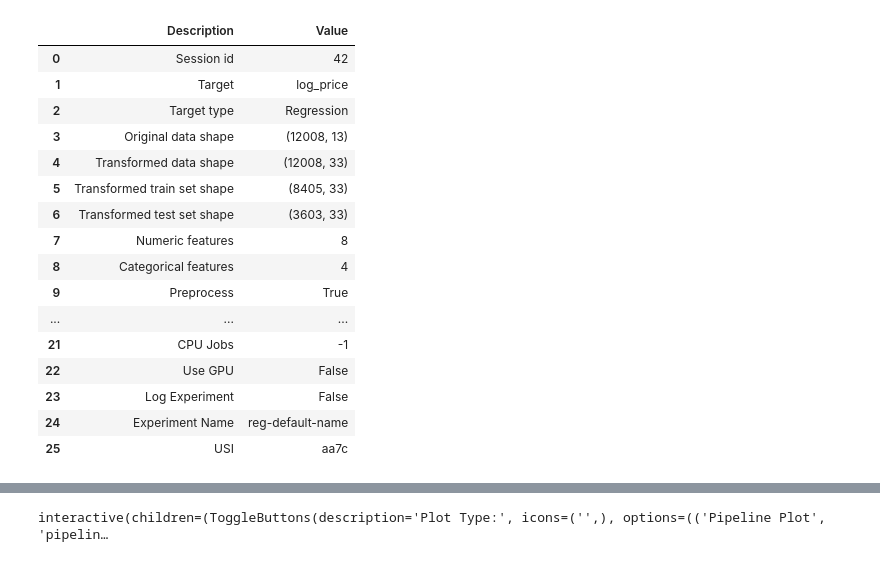
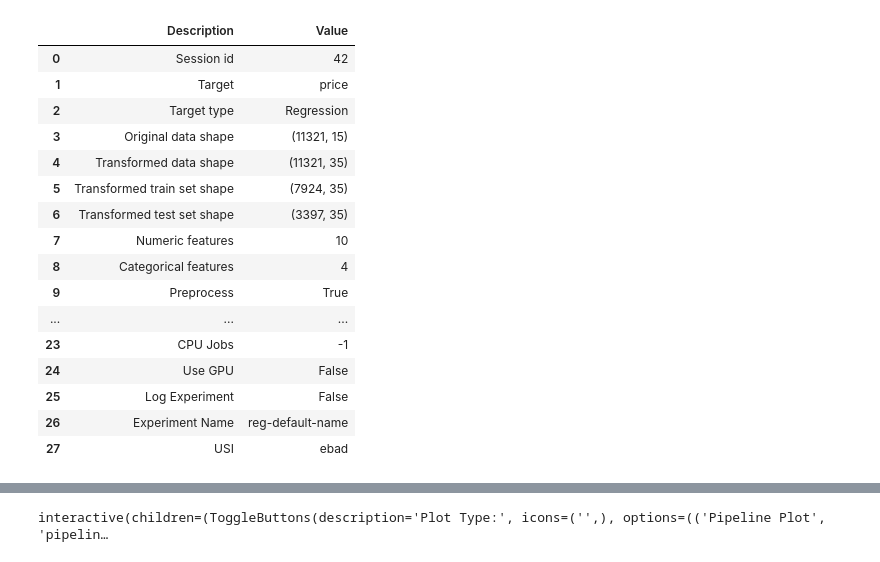
Before and after one commit to namratamayekar/Housing_Price_Prediction_Madrid, a Jupyter notebook: notebooks/Modelling_Emanuela_regressions.ipynb, the cells around one changed output, grey strips where cells are left out. Saved outputs shown, nothing was run; the diff lists cells and outputs as text; code cells hidden in the pictures.

Commit message:
tested unseen data

```diff
--- a/notebooks/Modelling_Emanuela_regressions.ipynb
+++ b/notebooks/Modelling_Emanuela_regressions.ipynb
@@ -55 +67,12 @@ df.shape
+# %%
+def drop_outliers_iqr(df, column):
+    Q1 = df[column].quantile(0.25)
+    Q3 = df[column].quantile(0.75)
+    IQR = Q3 - Q1
+    lower_bound = Q1 - 1.5 * IQR
+    upper_bound = Q3 + 1.5 * IQR
+    return df[(df[column] >= lower_bound) & (df[column] <= upper_bound)]
+# %%
+df = drop_outliers_iqr(df, 'price')
+df_unseen = drop_outliers_iqr(df_unseen, 'price')
 # %%
@@ -100,12 +113,3 @@ df_corr.sort_values(by='price', ascending=False)
-# %%
-df = df[[column for column in df.columns if column != 'sports_centers'
-        and column != 'education_centers'
-        and column != 'health_index'
-        and column != 'social_wellness_index'
-        ]]
-# %%
-df['log_price'] = np.log(df['price'])
-df = df.drop(columns = 'price')
 # %%
 numerical_features = df.select_dtypes(include=['int64', 'float64']).columns.tolist()
 categorical_features = df.select_dtypes(include=['object']).columns.tolist()
@@ -176,35 +143,33 @@ elastic_net_model = Pipeline(steps=[
 # %%
 # Setup the environment in PyCaret
 regression_setup = setup(
     data=df,
-    target = 'log_price',
+    target = 'price',
     ignore_features=[],
     numeric_imputation = 'mean',
     categorical_imputation = 'mode',
     remove_multicollinearity=True,
-    # transformation= True,
-    # transformation_method = 'yeo-johnson',
+    transformation= True,
+    transformation_method = 'yeo-johnson',
     normalize = True,
     normalize_method = 'zscore',
     session_id=42,
-    fold_strategy='kfold',
-    fold=5,
 )
 # %% [output]
 |  | Description | Value |
 | 0 | Session id | 42 |
-| 1 | Target | log_price |
+| 1 | Target | price |
 | 2 | Target type | Regression |
-| 3 | Original data shape | (12008, 13) |
-| 4 | Transformed data shape | (12008, 33) |
-| 5 | Transformed train set shape | (8405, 33) |
-| 6 | Transformed test set shape | (3603, 33) |
-| 7 | Numeric features | 8 |
+| 3 | Original data shape | (11321, 15) |
+| 4 | Transformed data shape | (11321, 35) |
+| 5 | Transformed train set shape | (7924, 35) |
+| 6 | Transformed test set shape | (3397, 35) |
+| 7 | Numeric features | 10 |
 | 8 | Categorical features | 4 |
 | 9 | Preprocess | True |
 | ... | ... | ... |
-| 21 | CPU Jobs | -1 |
-| 22 | Use GPU | False |
-| 23 | Log Experiment | False |
-| 24 | Experiment Name | reg-default-name |
-| 25 | USI | aa7c |
+| 23 | CPU Jobs | -1 |
+| 24 | Use GPU | False |
+| 25 | Log Experiment | False |
+| 26 | Experiment Name | reg-default-name |
+| 27 | USI | ebad |
```
Also changed, not shown: parts of 21 cells of this notebook, 13 other files.
